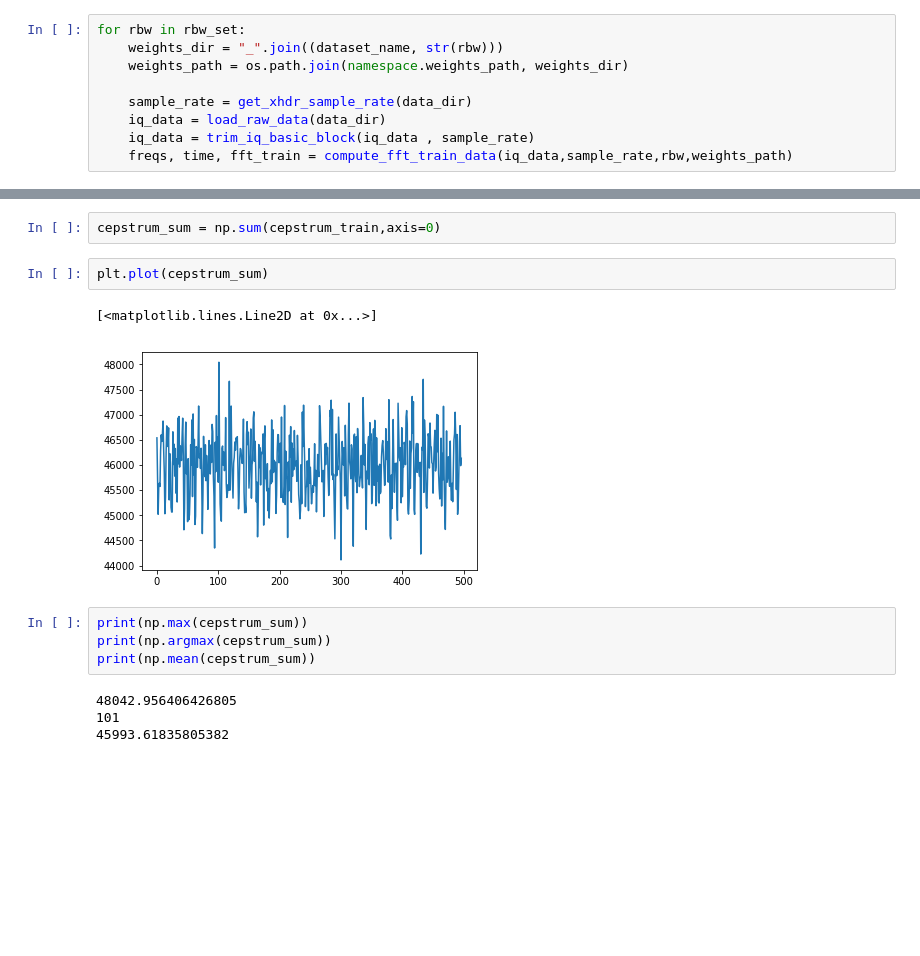
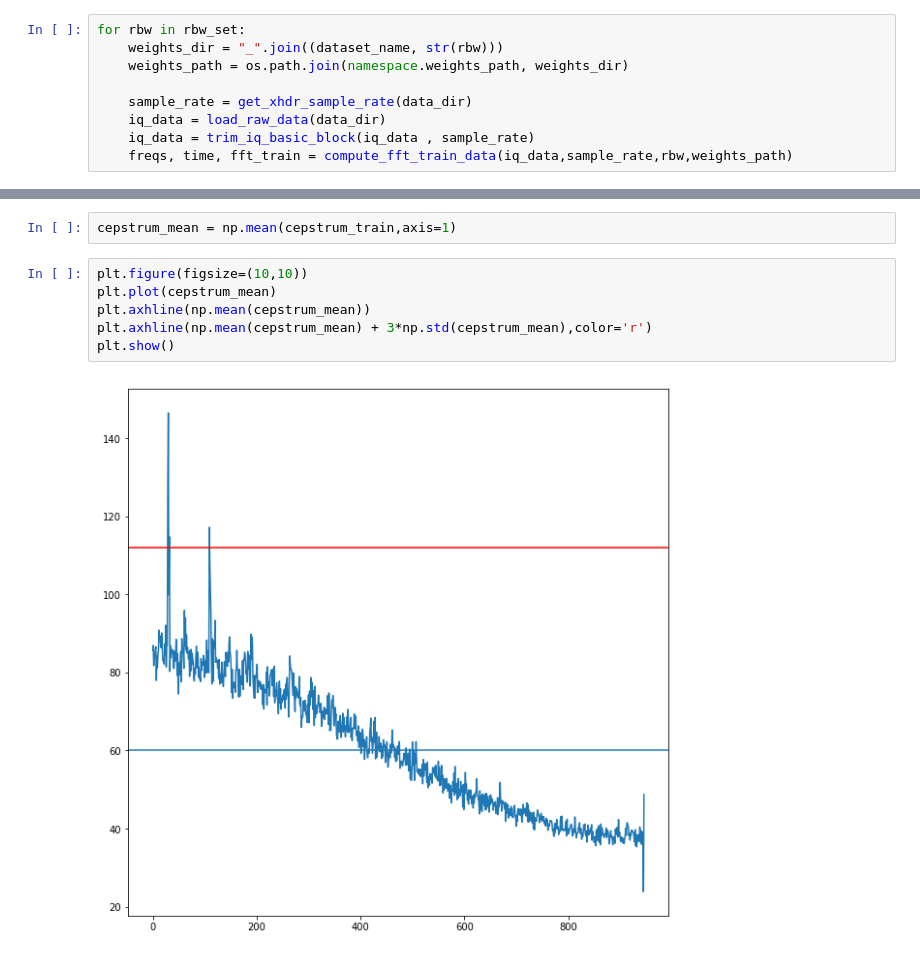
Before and after one commit to tronxd/tds, a Jupyter notebook: Cepstrum.ipynb, the cells around one changed output, grey strips where cells are left out. Drawn from its saved outputs; the diff is of its cells as text; blank space fills up the shorter version.

```diff
--- a/Cepstrum.ipynb
+++ b/Cepstrum.ipynb
@@ -98,15 +104,10 @@ ax.imshow(cepstrum_train,aspect='auto')
 # %%
-cepstrum_sum = np.sum(cepstrum_train,axis=0)
+cepstrum_mean = np.mean(cepstrum_train,axis=1)
-# %%
-plt.plot(cepstrum_sum)
-# %% [output]
-[<matplotlib.lines.Line2D at 0x...>]
-[figure, removed]
-# %%
-print(np.max(cepstrum_sum))
-print(np.argmax(cepstrum_sum))
-print(np.mean(cepstrum_sum))
-# %% [output]
-48042.956406426805
-101
-45993.61835805382
+# %%
+plt.figure(figsize=(10,10))
+plt.plot(cepstrum_mean)
+plt.axhline(np.mean(cepstrum_mean))
+plt.axhline(np.mean(cepstrum_mean) + 3*np.std(cepstrum_mean),color='r')
+plt.show()
+# %% [output]
+[figure, added]
```
Also changed, not shown: parts of 8 cells of this notebook, 4 other files.
